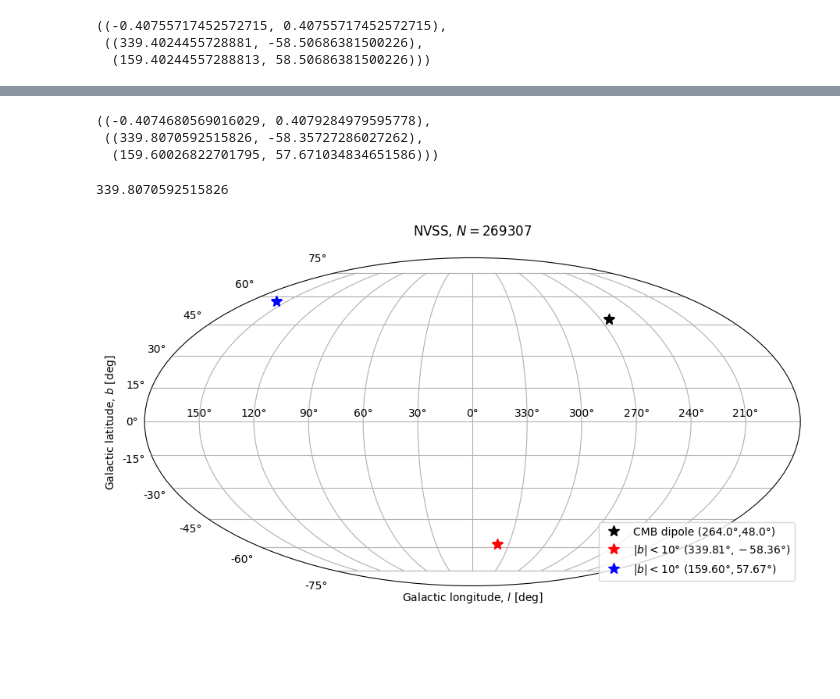
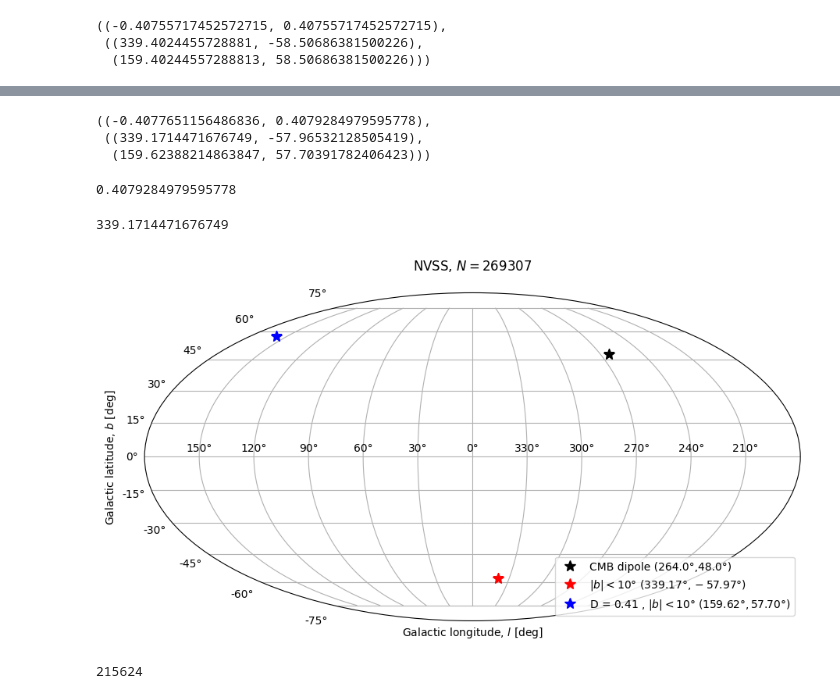
Before and after one commit to alvarosena41/Aprendendo-Healpy, a Jupyter notebook: Densidade_de_fontes_healpy.ipynb, the cells around one changed output, grey strips where cells are left out. Drawn from its saved outputs; the diff is of its cells as text; code cells hidden in the pictures; blank space fills up the shorter version.

```diff
--- a/Densidade_de_fontes_healpy.ipynb
+++ b/Densidade_de_fontes_healpy.ipynb
@@ -536,3 +534,19 @@ len(density_map)
 np.sum(density_map) # não precisa criar máscara para contar as fontes
 # %% [output]
 269307
+# %%
+# Convertendo density_map para float64 para suportar hp.UNSEEN
+density_map = density_map.astype(np.float64)
+
+# Criando a máscara para os pixels onde não há fontes (valor zero)
+mask = density_map > 0
+
+# Aplicando a máscara ao mapa para criar um mapa mascarado
+masked_map = np.copy(density_map)
+masked_map[~mask] = hp.UNSEEN
+
+
+# # Visualizar o mapa de densidade
+hp.mollview(masked_map, title=name,
+            norm='hist')
+plt.show()
@@ -575,8 +591,8 @@ numero_fontes_total
 # %% [output]
 269307
 # %%
-sigma_total = numero_fontes_total/(4*np.pi*f_sky)
-sigma_total
+sigma = numero_fontes_total/(4*np.pi*f_sky)
+sigma
 # %% [output]
 30731.859417998156
 # %%
@@ -601,7 +617,7 @@ def calculo_delta(coord_ca_cartesian_array, central_pixels_positions ,f_sky):
 
         sigma_up = up_hemisphere / (2*np.pi*f_sky)
         sigma_down = down_hemisphere / (2*np.pi*f_sky)
-        delta = (sigma_up - sigma_down) / sigma_total
+        delta = (sigma_up - sigma_down) / sigma
 
         delta_list.append(delta) # adicionar as coordenadas na lista p/ delta
         delta_coord.append([x,y,z]) # adicionar as coordenadas delta
@@ -659,15 +681,19 @@ coord_cartesian_array = sorteio_direcoes_cartisian(100_000)
 amp, dir = estimator(coord_ca_cartesian_array, coord_cartesian_array, f_sky)
 amp, dir
 # %% [output]
-((-0.4074680569016029, 0.4079284979595778),
- ((339.8070592515826, -58.35727286027262),
-  (159.60026822701795, 57.671034834651586)))
+((-0.4077651156486836, 0.4079284979595778),
+ ((339.1714471676749, -57.96532128505419),
+  (159.62388214863847, 57.70391782406423)))
+# %%
+amp[1]
+# %% [output]
+0.4079284979595778
 # %%
 dir[0][0]
 # %% [output]
-339.8070592515826
+339.1714471676749
 # %%
-# # Plotagem do Gráfico
+ # Plotagem do Gráfico
 
 co1_10 = SkyCoord(dir[0][0], dir[0][1] , frame='galactic',unit='deg')
 co2_10 = SkyCoord(dir[1][0], dir[1][1] , frame='galactic',unit='deg')
@@ -678,33 +704,33 @@ l_10 = -co1_10.l.wrap_at(180 * u.deg).radian
 b_10 = co1_10.b.radian
 
 l_20 = -co2_10.l.wrap_at(180 * u.deg).radian
 b_20 = co2_10.b.radian
 
 l_cmb = -co_cmb.l.wrap_at(180*u.deg).radian
 b_cmb = co_cmb.b.radian
 
 
 import matplotlib.pyplot as plt
 
 fig = plt.figure(figsize=(15,4.2))
 ax = fig.add_subplot(111, projection='mollweide')
 #ax.set_xticklabels(['210°', '240°', '270°', '300°', '330°', '0°', '30°', '60°°', '90°', '120°', '150°'])
 ax.set_xticklabels(['150°', '120°', '90°', '60°', '30°', '0°', '330°', '300°', '270°', '240°', '210°'])
 
 #plt.subplot(111, projection="mollweide")
 plt.title(rf'NVSS, $N={len(data)}$',y=1.05)
 
 plt.grid(True)
 
 plt.plot(l_cmb,b_cmb,'*', markersize=10, color='black',label=f'CMB dipole ({co_cmb.l.value}°,{co_cmb.b.value}°)')
-plt.plot(l_10, b_10,'*', markersize=10, color='red',label=r'$|b|< 10°$ $({:.2f}°,{:.2f}°)$'.format(co_10.l.value, co_10.b.value))
-plt.plot(l_20, b_20,'*', markersize=10, color='blue',label=r'$|b|< 10°$ $({:.2f}°,{:.2f}°)$'.format(co2_10.l.value, co2_10.b.value))
+plt.plot(l_10, b_10,'*', markersize=10, color='red',label=r'$|b|< 10°$ $({:.2f}°,{:.2f}°)$'.format(co1_10.l.value, co1_10.b.value))
+plt.plot(l_20, b_20,'*', markersize=10, color='blue',label=r'D = {:.2f} , $|b|< 10°$ $({:.2f}°,{:.2f}°)$'.format(amp[1],co2_10.l.value, co2_10.b.value))
 
 plt.subplots_adjust(top=1,bottom=0)
 plt.legend(loc=4)
 plt.xlabel('Galactic longitude, $l$ [deg]')
 plt.ylabel('Galactic latitude, $b$ [deg]')
 
 plt.show()
 # %% [output]
-[figure, old version]
+[figure, new version]
@@ -710,0 +772,5 @@ plt.show()
+# %%
+quant = len(data)
+quant
+# %% [output]
+215624
```
Also changed, not shown: parts of 40 cells of this notebook.
